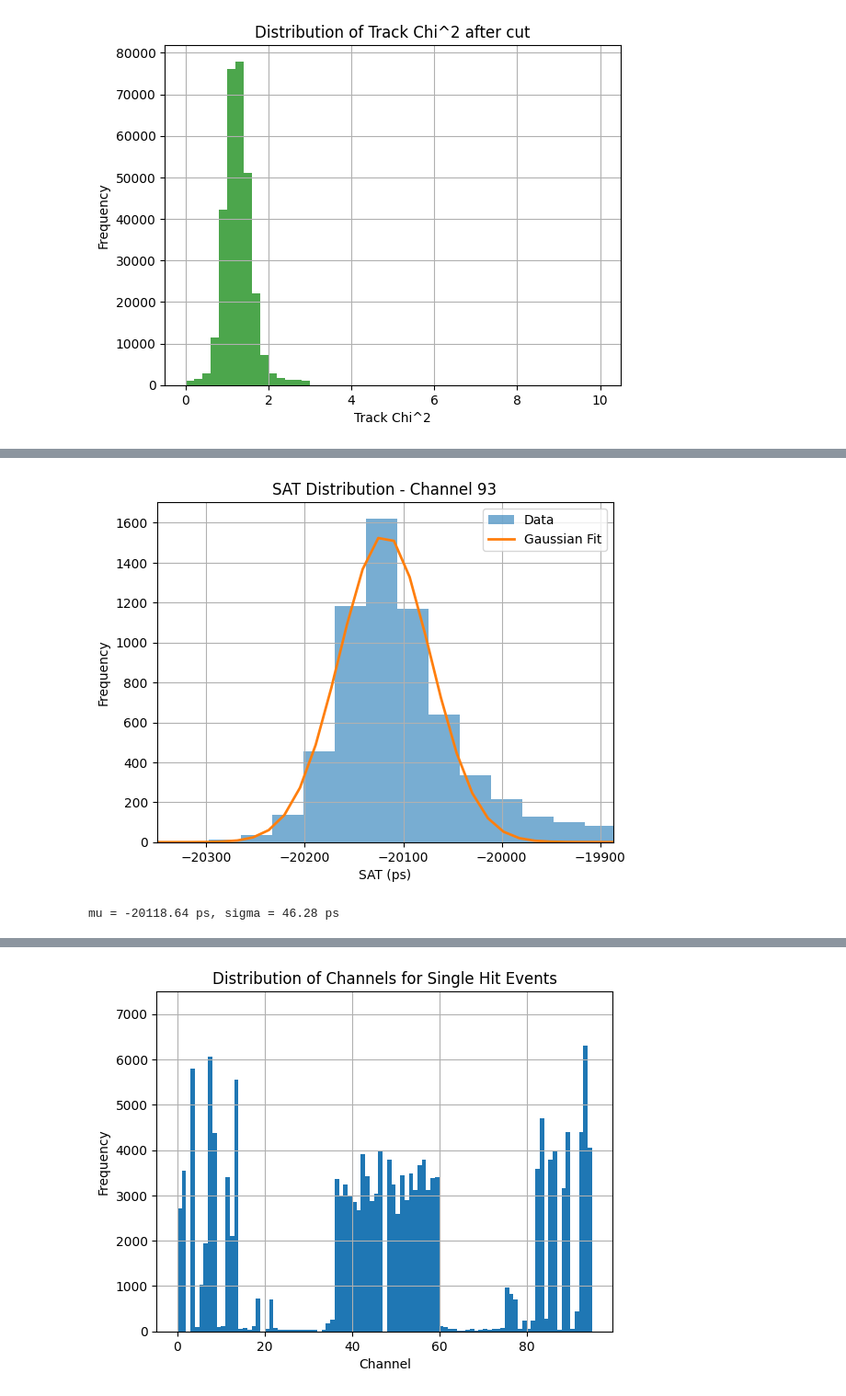
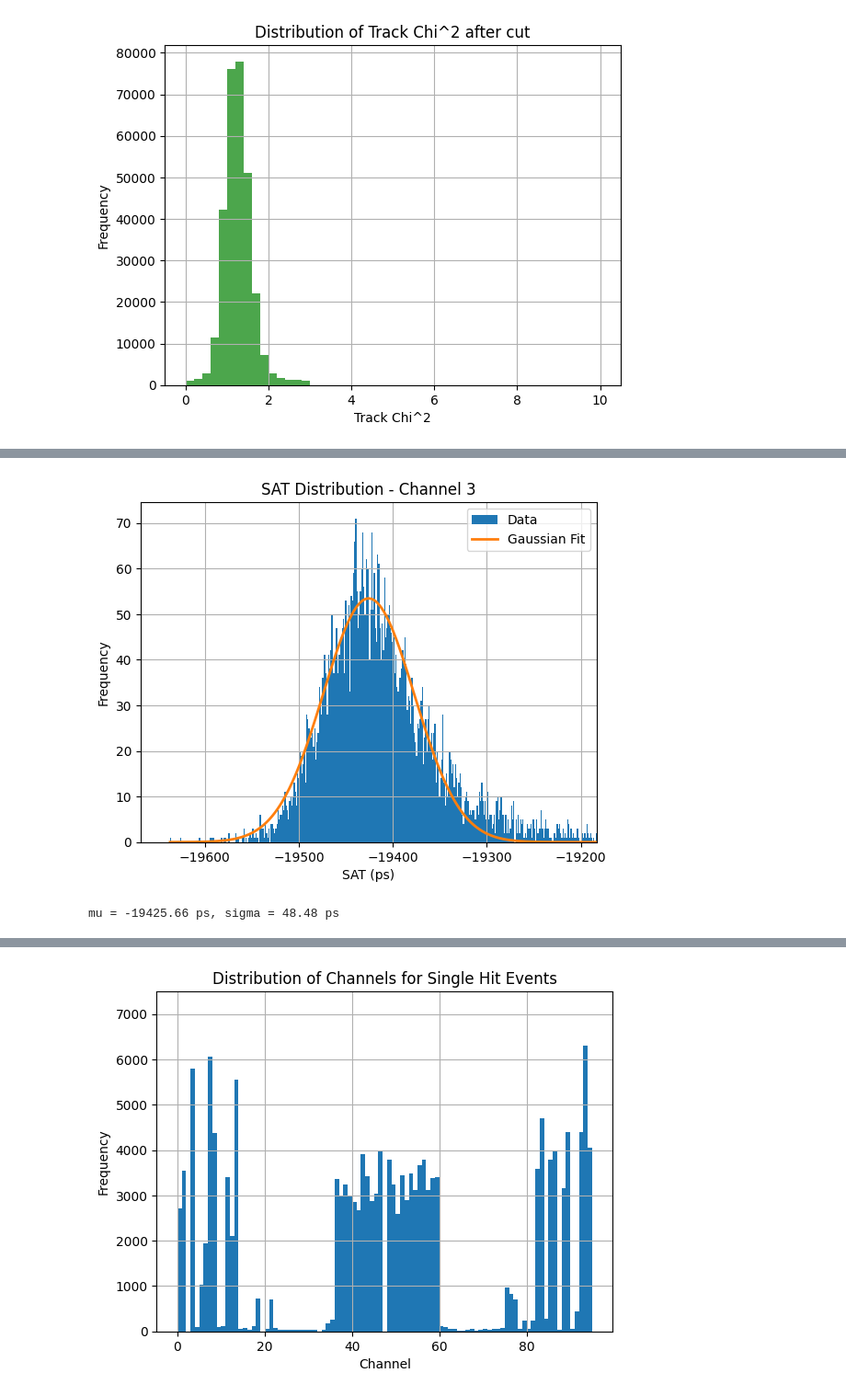
Before and after one commit to annascanu/TestbeamAnalysis, a Jupyter notebook: src/complete_analysis_PICOSEC.ipynb, the cells around one changed output, grey strips where cells are left out. Shown at 92% size. Drawn from its saved outputs; the diff is of its cells as text; code cells hidden in the pictures.

```diff
--- a/src/complete_analysis_PICOSEC.ipynb
+++ b/src/complete_analysis_PICOSEC.ipynb
@@ -31,7 +31,7 @@ track_chi_2          = data["track_chi_2"]             # chi2 del track
 
 
 
-num_channel = 93
+num_channel = 3
 # %%
 #fit track chi_2
 chi_2_values = ak.to_numpy(track_chi_2)
@@ -170,42 +170,42 @@ std = np.std(sat_values)
 #sat_values = sat_values[(sat_values > mean - 5*std) & (sat_values < mean + 5*std)]
 
 # bin più ragionevoli
-bins = 1000
+seg = 5000
 
 # istogramma
-hist, bin_edges = np.histogram(sat_values, bins=bins)
+hist, bin_edges = np.histogram(sat_values, bins=seg)
 bin_centers = 0.5 * (bin_edges[:-1] + bin_edges[1:])
 
 # fit gaussiano
 popt, pcov = curve_fit(
     gauss,
     bin_centers,
     hist,
     p0=[max(hist), mean, std]
 )
 
 A_fit, mu_fit, sigma_fit = popt
 
 # curva fit
-x_fit = np.linspace(bin_edges[0], bin_edges[-1], 2000)
+x_fit = np.linspace(bin_edges[0], bin_edges[-1], 5000)
 y_fit = gauss(x_fit, *popt)
 
 # plot
-plt.hist(sat_values, bins=bins, alpha=0.6, label='Data')
+plt.hist(sat_values, bins=seg, alpha=1, label='Data')
 plt.plot(x_fit, y_fit, linewidth=2, label='Gaussian Fit')
 
 plt.xlabel('SAT (ps)')
 plt.ylabel('Frequency')
 plt.title(f'SAT Distribution - Channel {num_channel}')
 plt.xlim(mu_fit - 5*sigma_fit, mu_fit + 5*sigma_fit)
 plt.legend()
 plt.grid()
 plt.show()
 
 print(f"mu = {mu_fit:.2f} ps, sigma = {sigma_fit:.2f} ps")
 # %% [output]
-[figure, old version]
+[figure, new version]
-mu = -20118.64 ps, sigma = 46.28 ps
+mu = -19425.66 ps, sigma = 48.48 ps
 # %%
 # pulizia dati
 sat_values = ak.to_numpy(bin_means)
```
Also changed, not shown: parts of 5 cells of this notebook.
